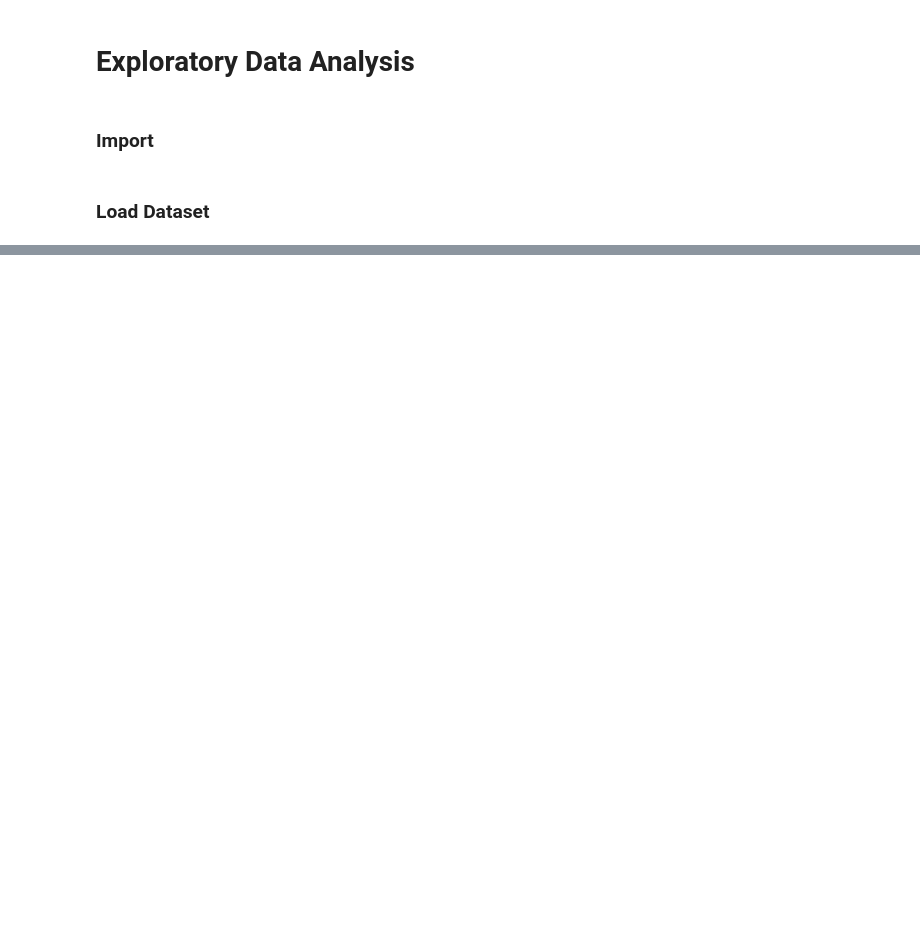
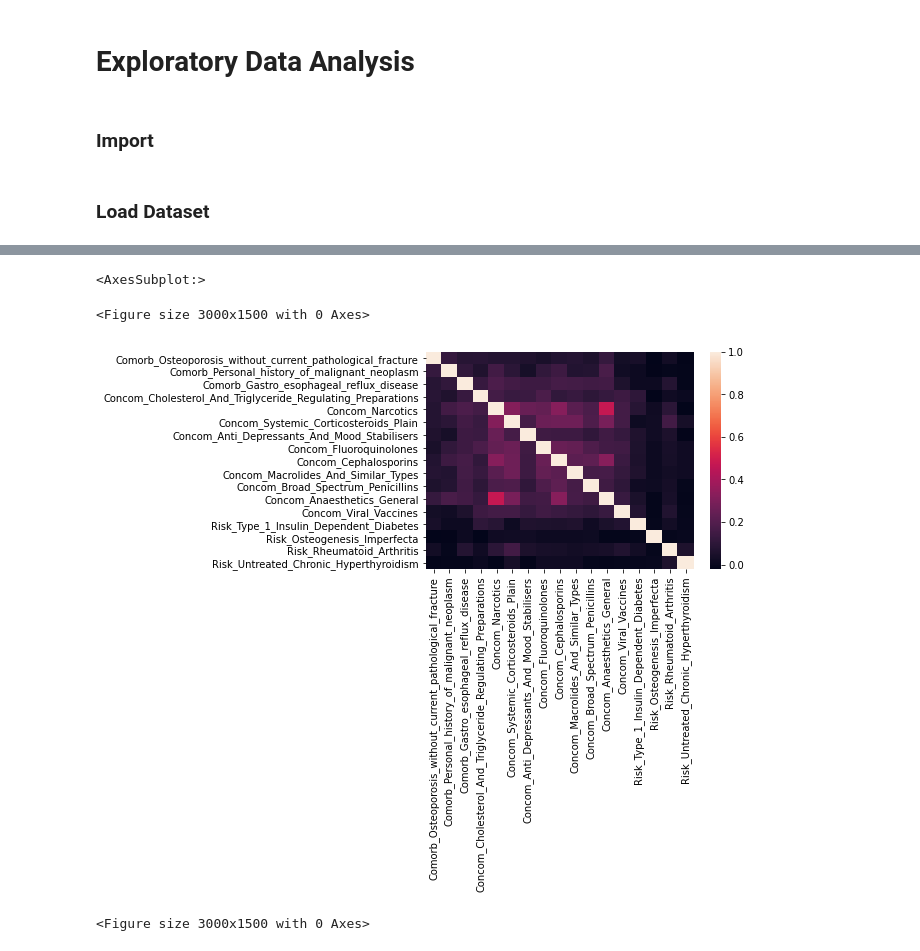
Before and after one commit to aniyaz/Healthcare-DataScience2021, a Jupyter notebook: week8_EDA.ipynb, the cells around one changed output, grey strips where cells are left out. Saved outputs shown, nothing was run; the diff lists cells and outputs as text; code cells hidden in the pictures; blank space fills up the shorter version.

```diff
--- a/week8_EDA.ipynb
+++ b/week8_EDA.ipynb
@@ -30,0 +47,3 @@ df
+# %%
+df1 = df.iloc[:, 36:53]
+df1.head()
@@ -30,0 +65,4 @@ df
+# %%
+mapper = {'N': 0, 'Y':1}
+# %%
+df1 = df1.replace(mapper)
@@ -30,0 +83,9 @@ df
+# %%
+import seaborn as sns
+sns.heatmap(df1.corr());
+plt.figure(figsize=(30, 15), dpi=100)
+# %% [output]
+<AxesSubplot:>
+<Figure size 3000x1500 with 0 Axes>
+[figure, added]
+<Figure size 3000x1500 with 0 Axes>
```
Also changed, not shown: parts of 11 cells of this notebook, 1 other file.
